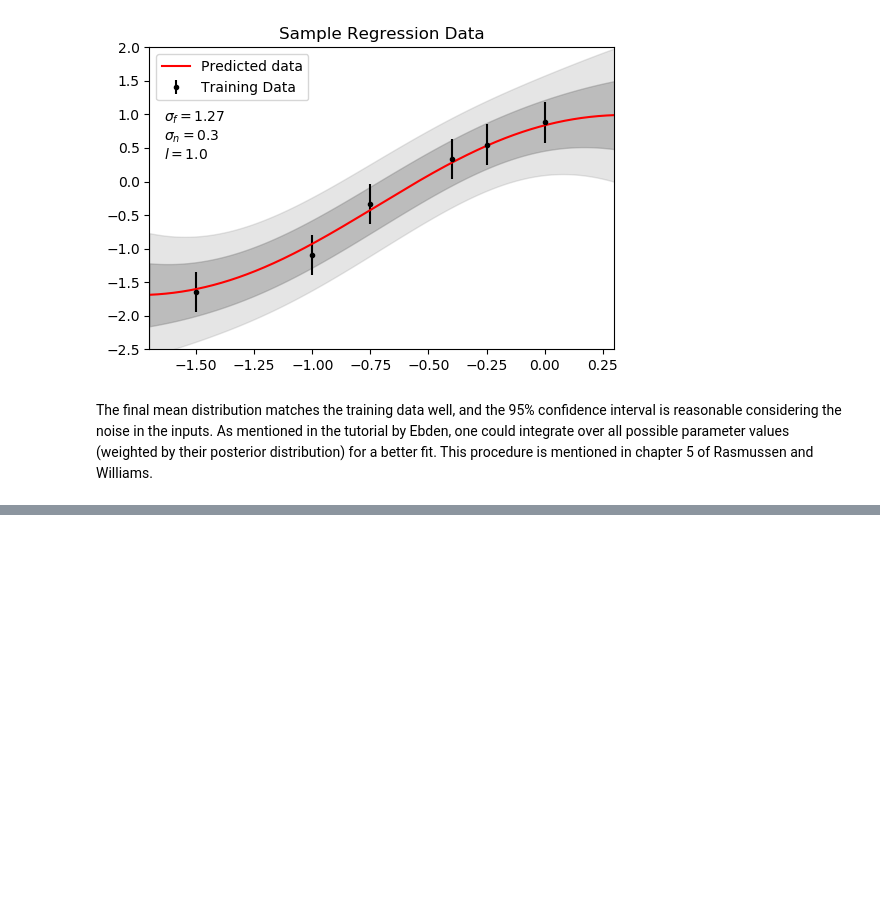
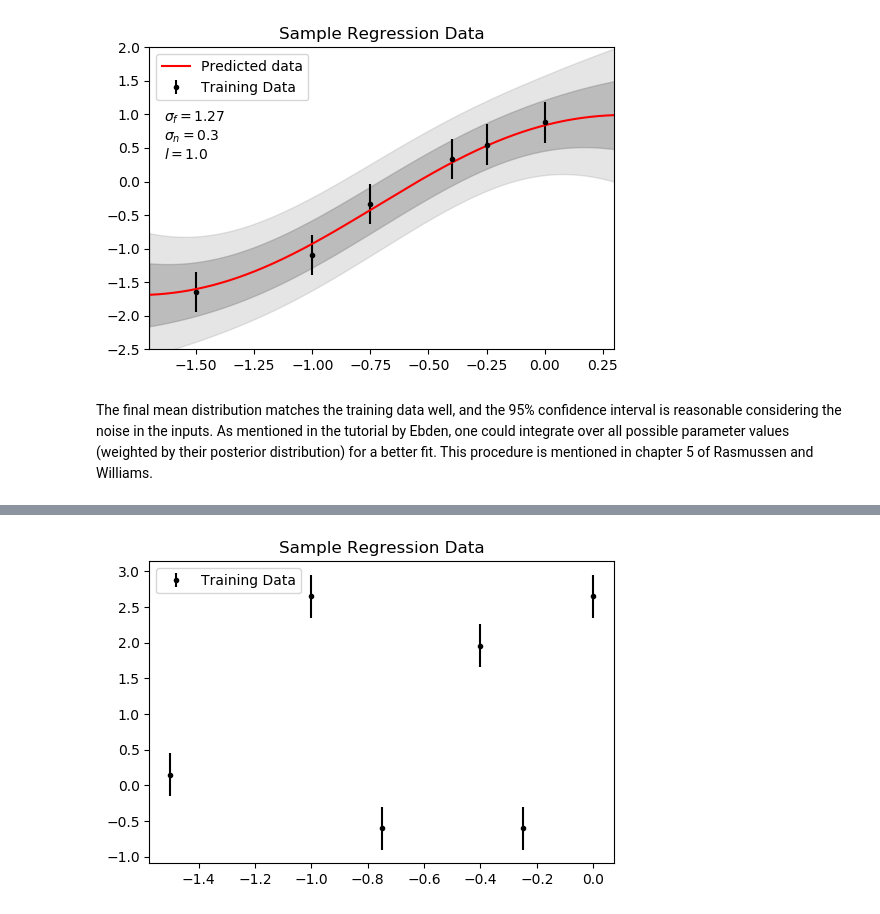
Before and after one commit to CrawfordGroup/lml, a Jupyter notebook: tutorials/ml-gpr.ipynb, the cells around one changed output, grey strips where cells are left out. Saved outputs shown, nothing was run; the diff lists cells and outputs as text; code cells hidden in the pictures; blank space fills up the shorter version.

```diff
--- a/tutorials/ml-gpr.ipynb
+++ b/tutorials/ml-gpr.ipynb
@@ -203,0 +220,12 @@ The final mean distribution matches the training data well, and the 95% confiden
+# %%
+X = np.array([-1.50, -1.00, -0.75, -0.40, -0.25, 0.00])
+y = np.asarray([np.cos(6*np.pi*t)+0.25*np.cos(10*np.pi*t)+np.cos(20*np.pi*t)+0.4*np.cos(80*np.pi*t) for t in X])
+sn = 0.3
+
+plt.figure(1,dpi=100)
+plt.title("Sample Regression Data")
+plt.errorbar(X,y,sn,fmt='k.',label="Training Data")
+plt.legend(loc='upper left')
+plt.show()
+# %% [output]
+[figure, added]
```
Also changed, not shown: parts of 7 cells of this notebook, 1 other file.
